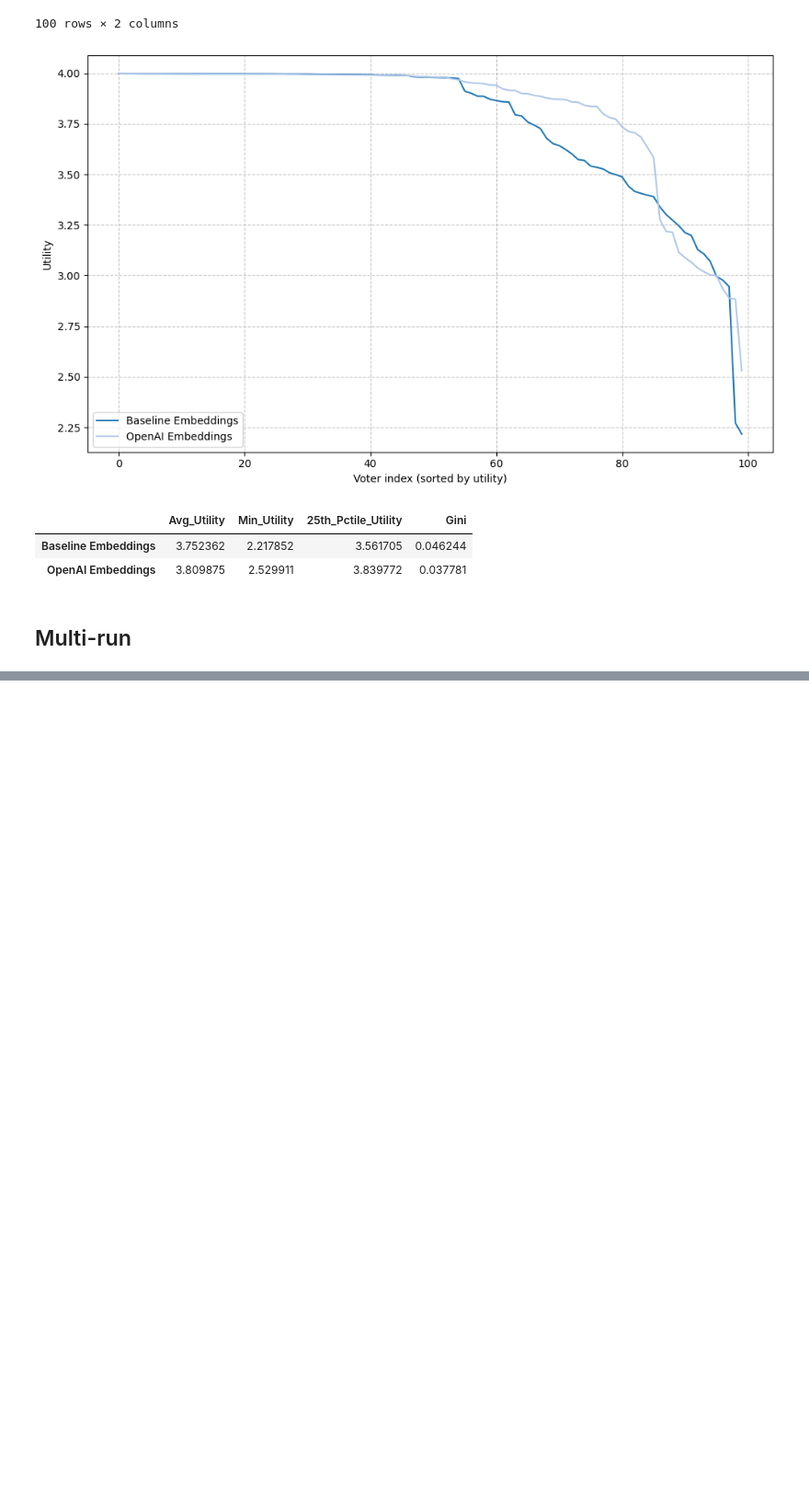
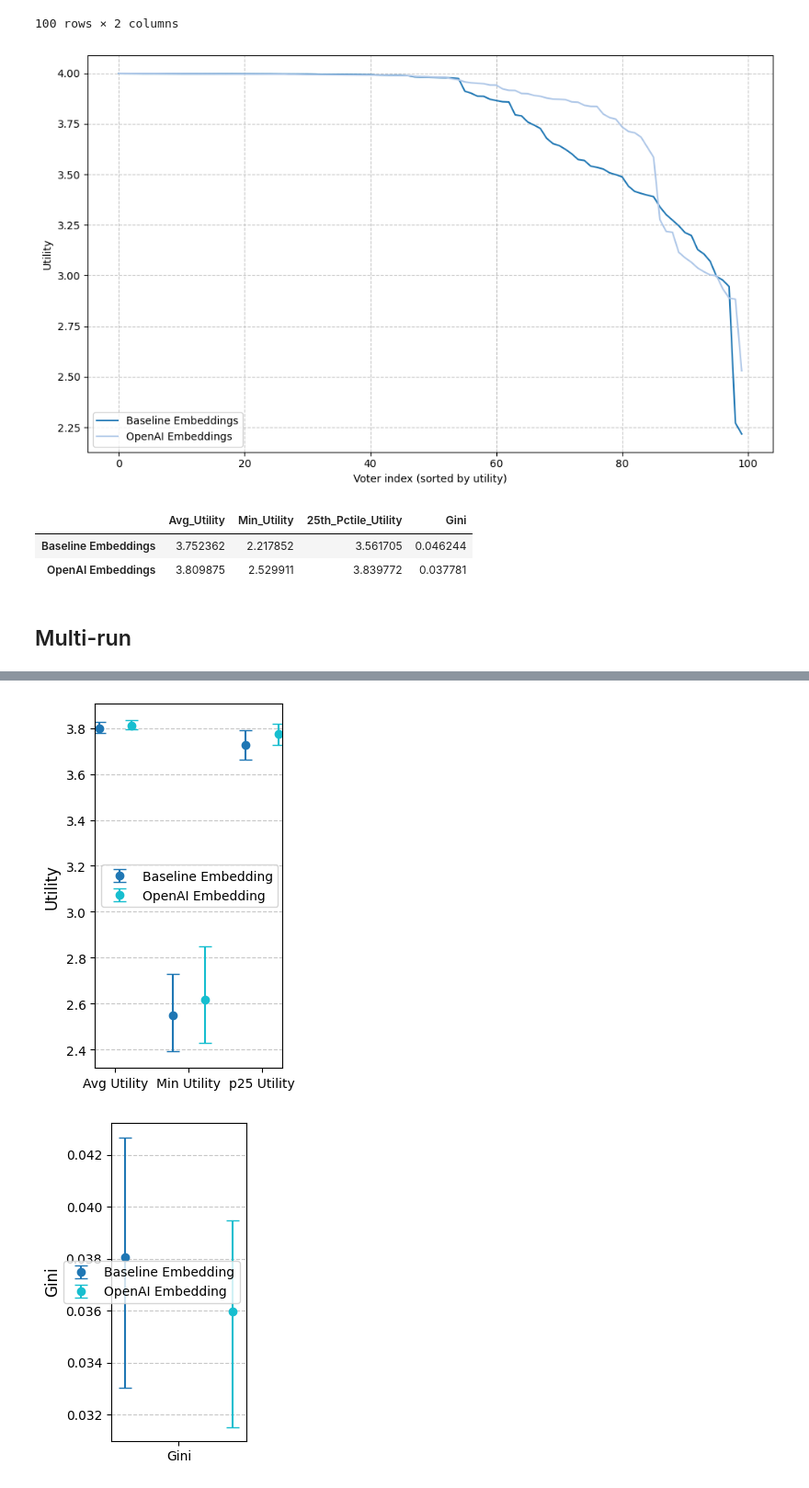
Before and after one commit to aaron-sandoval/generative_social_choice, a Jupyter notebook: generative_social_choice/plots/ablation_embeddings.ipynb, the cells around one changed output, grey strips where cells are left out. Shown at 92% size. Saved outputs shown, nothing was run; the diff lists cells and outputs as text; code cells hidden in the pictures; blank space fills up the shorter version.

```diff
--- a/generative_social_choice/plots/ablation_embeddings.ipynb
+++ b/generative_social_choice/plots/ablation_embeddings.ipynb
@@ -198,0 +218,18 @@ bootstrap_df_rows(scalar_metrics_per_run, confidence_level=0.5, n_bootstrap=400)
+# %%
+from generative_social_choice.utils.postprocessing import clustered_barplot_with_error_bars, plot_scalar_clustered_confidence_intervals
+
+scalar_confidence_intervals_plot = plot_scalar_clustered_confidence_intervals(
+    scalar_confidence_intervals.iloc[:,:3],
+    y_label="Utility",
+    legend_loc="center left",
+    fig_size=(3, 4.5)
+)
+gini_ci_plot = plot_scalar_clustered_confidence_intervals(
+    scalar_confidence_intervals.iloc[:,[3]],
+    y_label="Gini",
+    legend_loc="best",
+    # fig_size=(2, 2)
+)
+# %% [output]
+[figure, added]
+[figure, added]
```
Also changed, not shown: parts of 8 cells of this notebook.
